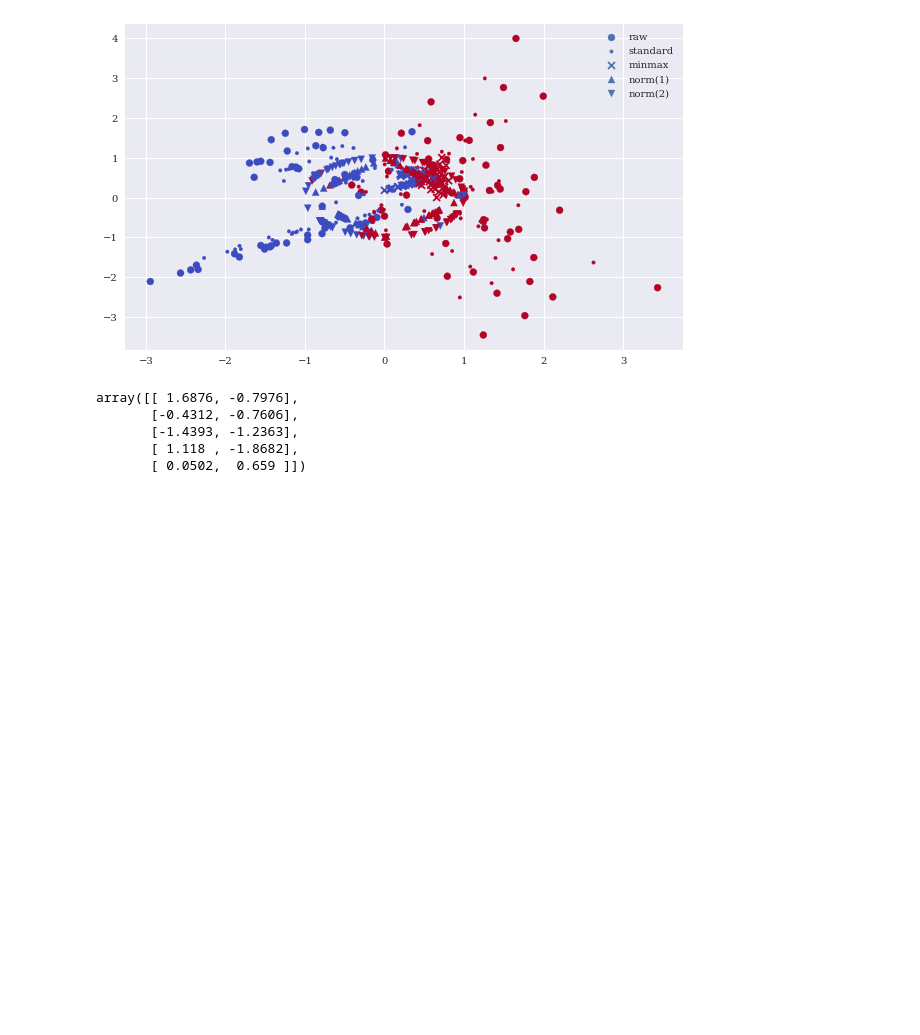
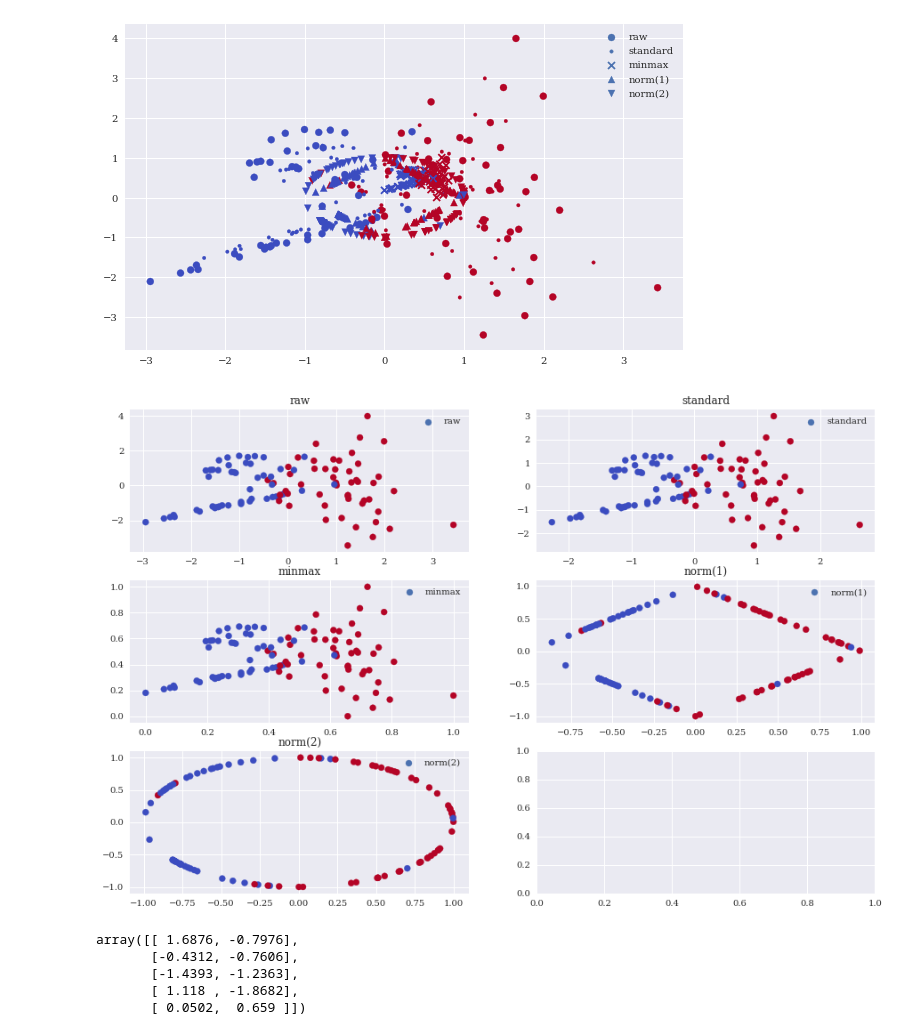
Before and after one commit to wbbbbbz/python-for-finance-readingnotes, a Jupyter notebook: code/ch13/13_c_machine_learning.ipynb, the cells around one changed output. Saved outputs shown, nothing was run; the diff lists cells and outputs as text; code cells hidden in the pictures; blank space fills up the shorter version.

```diff
--- a/code/ch13/13_c_machine_learning.ipynb
+++ b/code/ch13/13_c_machine_learning.ipynb
@@ -550,6 +672,19 @@ plt.legend();
 # plt.savefig('../../images/ch13/ml_plot_06.png');
 # %% [output]
 [figure]
+# %%
+fig, axs = plt.subplots(nrows = 3, ncols = 2, figsize=(15, 10))
+axs = axs.flatten()[:5]
+data_sets = [X, Xs, Xm, Xn1, Xn2]
+labels = ['raw', 'standard', 'minmax', 'norm(1)', 'norm(2)']
+for x, l, ax in zip(data_sets, labels, axs):
+    ax.scatter(x=x[:, 0], y=x[:, 1], c=y, marker='o', cmap='coolwarm', label=l)
+    ax.set_title(l)
+    ax.legend()
+# plt.legend();
+# plt.savefig('../../images/ch13/ml_plot_06.png');
+# %% [output]
+[figure, added]
 # %%
 X[:5]
 # %% [output]
```
Also changed, not shown: parts of 20 cells of this notebook.
